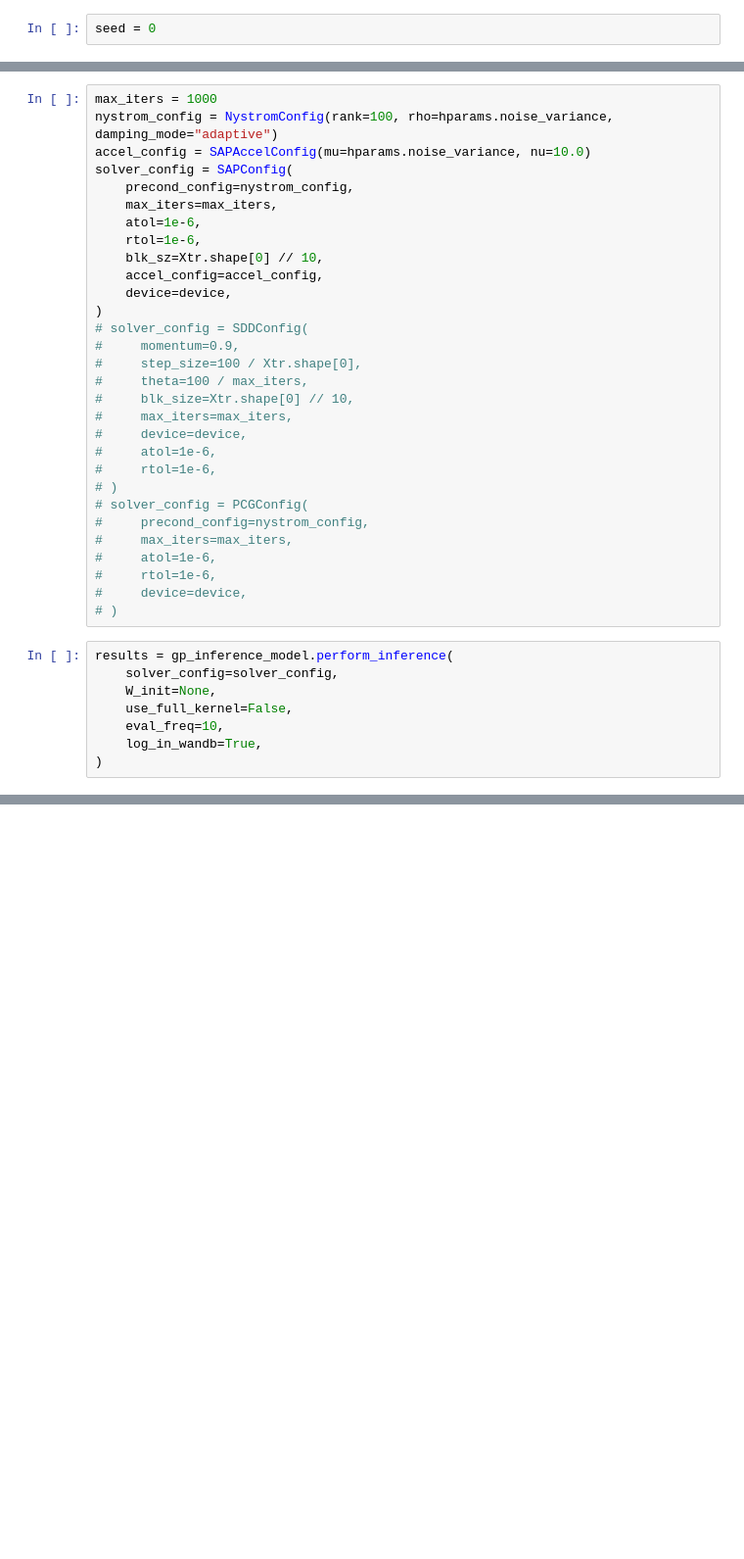
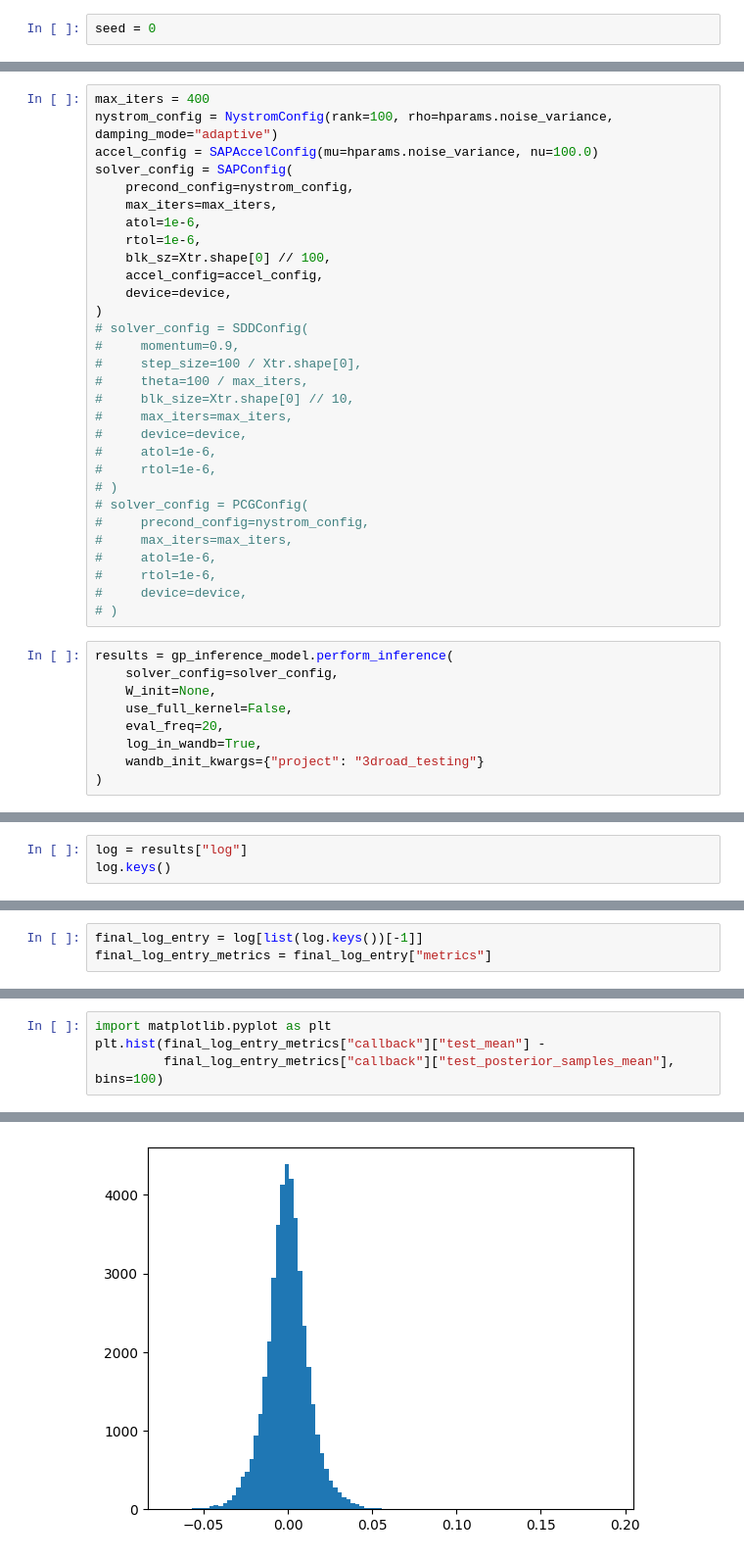
Before and after one commit to pratikrathore8/scalable_gp_inference, a Jupyter notebook: test_gp_inference.ipynb, the cells around one changed output, grey strips where cells are left out. Shown at 98% size. Cells and saved outputs as stored; diff of their text form; blank space fills up the shorter version.

```diff
--- a/test_gp_inference.ipynb
+++ b/test_gp_inference.ipynb
@@ -51,15 +59,15 @@ gp_inference_model = GPInference(
     devices=devices,
 )
 # %%
-max_iters = 1000
+max_iters = 400
 nystrom_config = NystromConfig(rank=100, rho=hparams.noise_variance, damping_mode="adaptive")
-accel_config = SAPAccelConfig(mu=hparams.noise_variance, nu=10.0)
+accel_config = SAPAccelConfig(mu=hparams.noise_variance, nu=100.0)
 solver_config = SAPConfig(
     precond_config=nystrom_config,
     max_iters=max_iters,
     atol=1e-6,
     rtol=1e-6,
-    blk_sz=Xtr.shape[0] // 10,
+    blk_sz=Xtr.shape[0] // 100,
     accel_config=accel_config,
     device=device,
 )
@@ -85,6 +93,7 @@ results = gp_inference_model.perform_inference(
     solver_config=solver_config,
     W_init=None,
     use_full_kernel=False,
-    eval_freq=10,
+    eval_freq=20,
     log_in_wandb=True,
+    wandb_init_kwargs={"project": "3droad_testing"}
 )
@@ -90,0 +131,3 @@ results = gp_inference_model.perform_inference(
+# %%
+log = results["log"]
+log.keys()
@@ -90,0 +136,3 @@ results = gp_inference_model.perform_inference(
+# %%
+final_log_entry = log[list(log.keys())[-1]]
+final_log_entry_metrics = final_log_entry["metrics"]
@@ -90,0 +153,5 @@ results = gp_inference_model.perform_inference(
+# %%
+import matplotlib.pyplot as plt
+plt.hist(final_log_entry_metrics["callback"]["test_mean"] -
+         final_log_entry_metrics["callback"]["test_posterior_samples_mean"], bins=100)
+# %% [output]
@@ -90,0 +175 @@ results = gp_inference_model.perform_inference(
+[figure, added]
```
Also changed, not shown: parts of 16 cells of this notebook, 7 other files.
